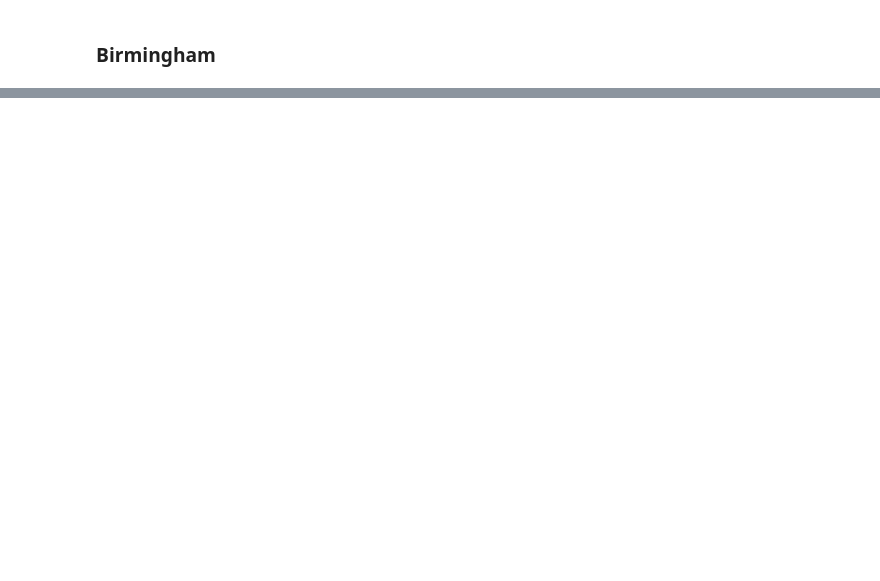
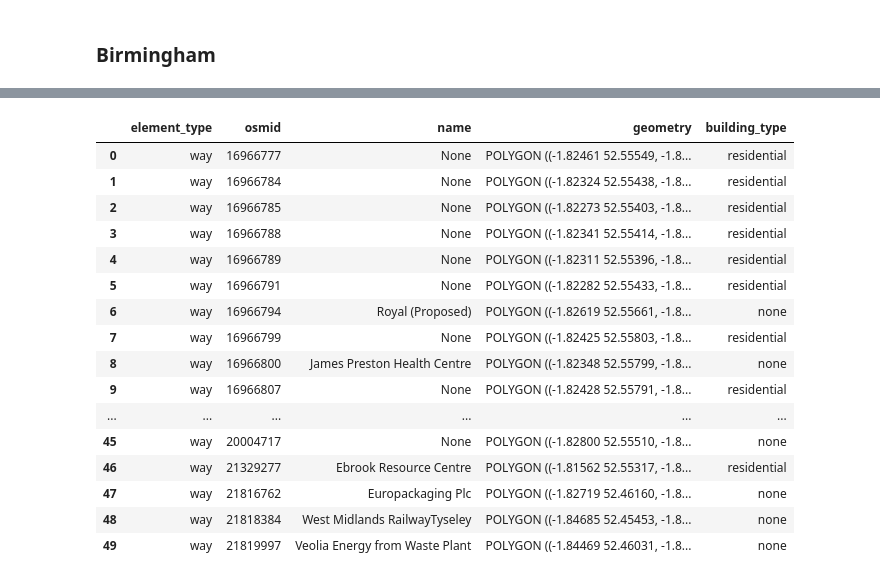
Before and after one commit to grolls23/EmploymentModellingDis, a Jupyter notebook: DataCleaning.ipynb, the cells around one changed output, grey strips where cells are left out. Cells and saved outputs as stored; diff of their text form; code cells hidden in the pictures; blank space fills up the shorter version.

```diff
--- a/DataCleaning.ipynb
+++ b/DataCleaning.ipynb
@@ -206,0 +325,7 @@ I will query each set of building types and then collapse the dataset down so th
+# %%
+# Commercial Buildings
+
+bham_commercial_buildings = gpd.read_file('data/osm_data/bham_commercial_buildings.geojson')
+
+print('Number of Commercial Buildings in OSM (Birmingham): ' + str(bham_commercial_buildings.shape[0]))
+bham_commercial_buildings.head()
@@ -206,0 +340,7 @@ I will query each set of building types and then collapse the dataset down so th
+# %%
+# Office Buildings
+
+bham_office_buildings = gpd.read_file('data/osm_data/bham_office_buildings.geojson')
+
+print('Number of Office Buildings in OSM (Birmingham): ' + str(bham_office_buildings.shape[0]))
+bham_office_buildings.head()
@@ -206,0 +355,7 @@ I will query each set of building types and then collapse the dataset down so th
+# %%
+# Residential Buildings
+
+bham_residential_buildings = gpd.read_file('data/osm_data/bham_residential_buildings.geojson')
+
+print('Number of Residential Buildings in OSM (Birmingham): ' + str(bham_residential_buildings.shape[0]))
+bham_residential_buildings.head()
@@ -206,0 +370,7 @@ I will query each set of building types and then collapse the dataset down so th
+# %%
+# Retail Buildings
+
+bham_retail_buildings = gpd.read_file('data/osm_data/bham_retail_buildings.geojson')
+
+print('Number of Retail Buildings in OSM (Birmingham): ' + str(bham_retail_buildings.shape[0]))
+bham_retail_buildings.head()
@@ -206,0 +385,32 @@ I will query each set of building types and then collapse the dataset down so th
+# %%
+# Assign a building type in the main DataFrame if the osmid is found in one of the other DataFrames
+
+# I know that office and retail buildings could have commercial or office but office and retail will overwrite commercial
+# (and are thus checked after) because they're more specific
+
+bham_all_buildings['building_type'] = 'none'
+
+bham_all_buildings.loc[bham_all_buildings['osmid'].isin(bham_commercial_buildings['osmid']), 'building_type'] = 'commercial'
+bham_all_buildings.loc[bham_all_buildings['osmid'].isin(bham_retail_buildings['osmid']), 'building_type'] = 'retail'
+bham_all_buildings.loc[bham_all_buildings['osmid'].isin(bham_office_buildings['osmid']), 'building_type'] = 'office'
+bham_all_buildings.loc[bham_all_buildings['osmid'].isin(bham_residential_buildings['osmid']), 'building_type'] = 'residential'
+
+bham_all_buildings.head(50)
+# %% [output]
+|  | element_type | osmid | name | geometry | building_type |
+| 0 | way | 16966777 | None | POLYGON ((-1.82461 52.55549, -1.8... | residential |
+| 1 | way | 16966784 | None | POLYGON ((-1.82324 52.55438, -1.8... | residential |
+| 2 | way | 16966785 | None | POLYGON ((-1.82273 52.55403, -1.8... | residential |
+| 3 | way | 16966788 | None | POLYGON ((-1.82341 52.55414, -1.8... | residential |
+| 4 | way | 16966789 | None | POLYGON ((-1.82311 52.55396, -1.8... | residential |
+| 5 | way | 16966791 | None | POLYGON ((-1.82282 52.55433, -1.8... | residential |
+| 6 | way | 16966794 | Royal (Proposed) | POLYGON ((-1.82619 52.55661, -1.8... | none |
+| 7 | way | 16966799 | None | POLYGON ((-1.82425 52.55803, -1.8... | residential |
+| 8 | way | 16966800 | James Preston Health Centre | POLYGON ((-1.82348 52.55799, -1.8... | none |
+| 9 | way | 16966807 | None | POLYGON ((-1.82428 52.55791, -1.8... | residential |
+| ... | ... | ... | ... | ... | ... |
+| 45 | way | 20004717 | None | POLYGON ((-1.82800 52.55510, -1.8... | none |
+| 46 | way | 21329277 | Ebrook Resource Centre | POLYGON ((-1.81562 52.55317, -1.8... | residential |
+| 47 | way | 21816762 | Europackaging Plc | POLYGON ((-1.82719 52.46160, -1.8... | none |
+| 48 | way | 21818384 | West Midlands RailwayTyseley | POLYGON ((-1.84685 52.45453, -1.8... | none |
+| 49 | way | 21819997 | Veolia Energy from Waste Plant | POLYGON ((-1.84469 52.46031, -1.8... | none |
```
Also changed, not shown: parts of 24 cells of this notebook, 1 other file.
